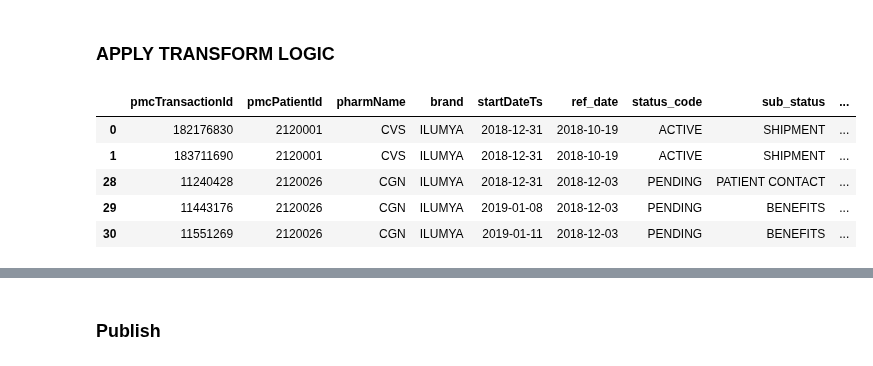
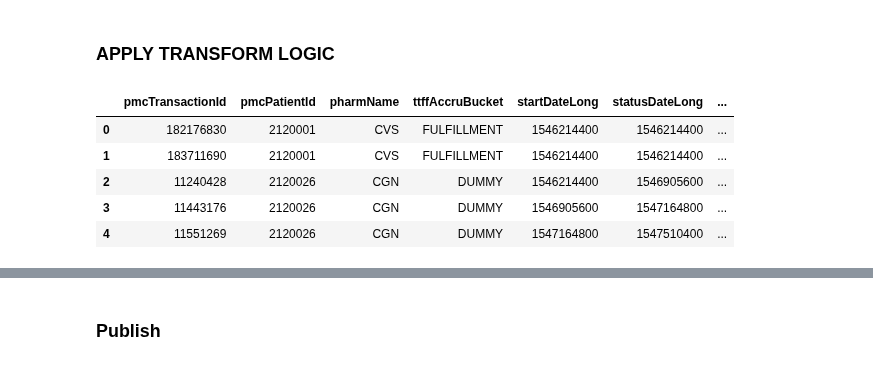
Before and after one commit to RyanAdalbert/s3parq, a Jupyter notebook: transforms/metrics_ttff.ipynb, the cells around one changed output, grey strips where cells are left out. Drawn from its saved outputs; the diff is of its cells as text; code cells hidden in the pictures.

```diff
--- a/transforms/metrics_ttff.ipynb
+++ b/transforms/metrics_ttff.ipynb
@@ -372,15 +372,24 @@ def pj(df):
     )
     return pj_df
 # %%
+# Time to First Fill calculation:
+#    1) Convert all strings to uppercase
+#    2) Omit records with "Remove from TTFF" hierarchy
+#    3) Filter to only include patient journeys where active shipment occurs
+#    4) Get status date of first active shipment (min_active_date) for each patient journey
+#    5) Filter to only journeys on or before first active shipment date. And if date = first active shipment date, hierarchy must be fulfillment.
+#    6) Calculate time spent in status (only include business days and non-holidays) using np.busday_count
+#    7) Convert all dates to long type (calculated as number of seconds between 1/1/1970 and the status date)
+#    8) Filter/reorder columns to match schema
+
 def ttff(pj_df):
     ttff_df = (
         pj_df
         .apply(lambda x: (x.str.upper() if x.dtype == 'O' else x))
         .loc[lambda x: (
-            x[hierarchy] != transform.remove_from_ttff
-        )]
-        .loc[lambda x: (
-            x.pj_id.isin(
+            (x[hierarchy] != transform.remove_from_ttff)
+            &
+            (x.pj_id.isin(
                 x.loc[
                     (
                         (x[transform.status] == transform.active_status_code)
@@ -389,7 +398,8 @@ def ttff(pj_df):
                     ),
                     'pj_id'
                 ].tolist()
-            ))]
+            ))
+        )]
         .assign(**{
             min_active_date : lambda x: (
                 x.loc[
@@ -447,20 +457,22 @@ def ttff(pj_df):
                 .total_seconds()
                 .astype(int))
         })
+        .loc[:,output_columns]
+        .reset_index(drop=True)
     )
     return ttff_df
 # %%
-ttff_df = (
+final_dataframe = (
     df
     .pipe(pj)
     .pipe(ttff)
 )
 
-ttff_df.head()
+final_dataframe.head()
 # %% [output]
-|  | pmcTransactionId | pmcPatientId | pharmName | brand | startDateTs | ref_date | status_code | sub_status | ... |
-| 0 | 182176830 | 2120001 | CVS | ILUMYA | 2018-12-31 | 2018-10-19 | ACTIVE | SHIPMENT | ... |
-| 1 | 183711690 | 2120001 | CVS | ILUMYA | 2018-12-31 | 2018-10-19 | ACTIVE | SHIPMENT | ... |
-| 28 | 11240428 | 2120026 | CGN | ILUMYA | 2018-12-31 | 2018-12-03 | PENDING | PATIENT CONTACT | ... |
-| 29 | 11443176 | 2120026 | CGN | ILUMYA | 2019-01-08 | 2018-12-03 | PENDING | BENEFITS | ... |
-| 30 | 11551269 | 2120026 | CGN | ILUMYA | 2019-01-11 | 2018-12-03 | PENDING | BENEFITS | ... |
+|  | pmcTransactionId | pmcPatientId | pharmName | ttffAccruBucket | startDateLong | statusDateLong | ... |
+| 0 | 182176830 | 2120001 | CVS | FULFILLMENT | 1546214400 | 1546214400 | ... |
+| 1 | 183711690 | 2120001 | CVS | FULFILLMENT | 1546214400 | 1546214400 | ... |
+| 2 | 11240428 | 2120026 | CGN | DUMMY | 1546214400 | 1546905600 | ... |
+| 3 | 11443176 | 2120026 | CGN | DUMMY | 1546905600 | 1547164800 | ... |
+| 4 | 11551269 | 2120026 | CGN | DUMMY | 1547164800 | 1547510400 | ... |
```
Also changed, not shown: parts of 13 cells of this notebook.
